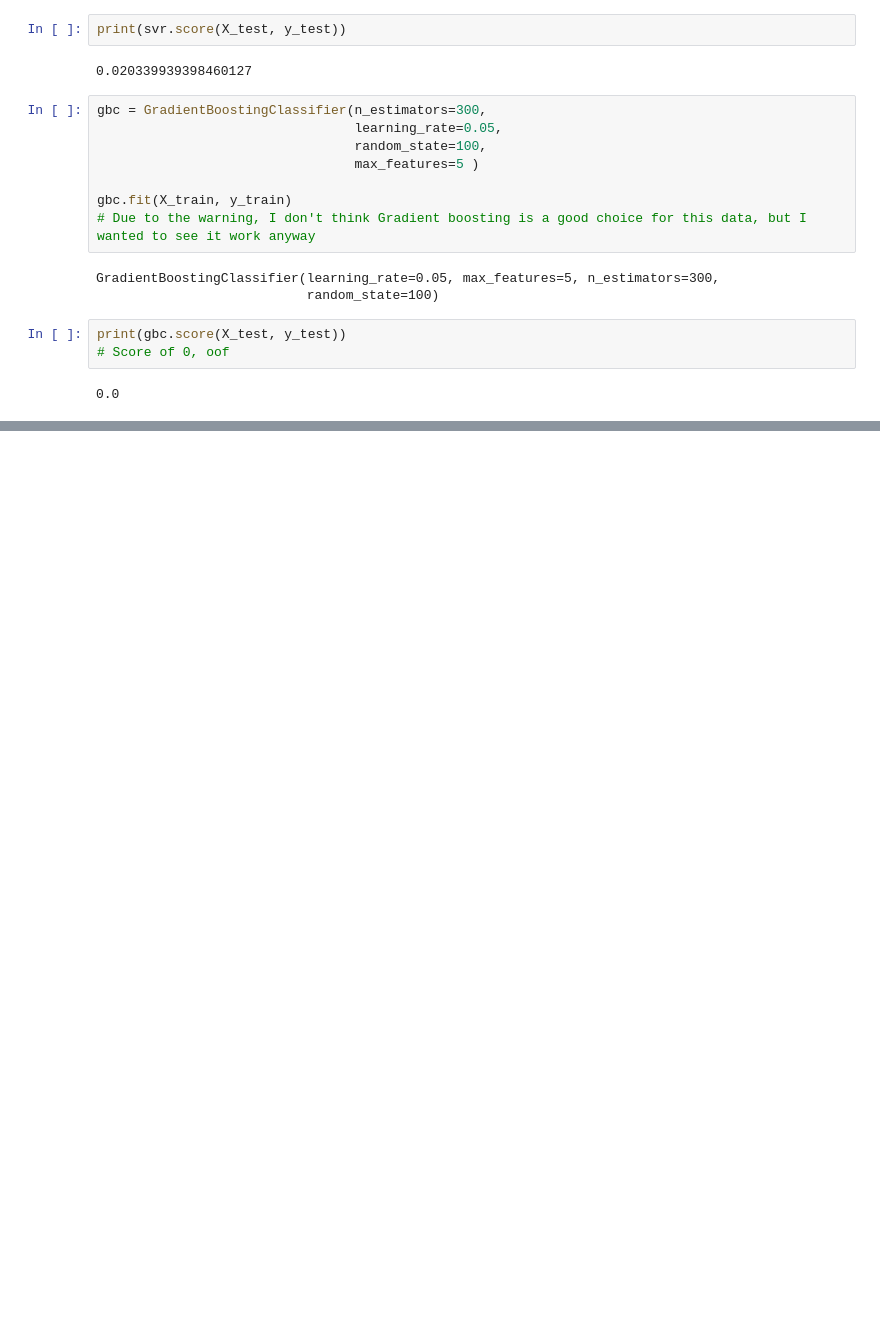
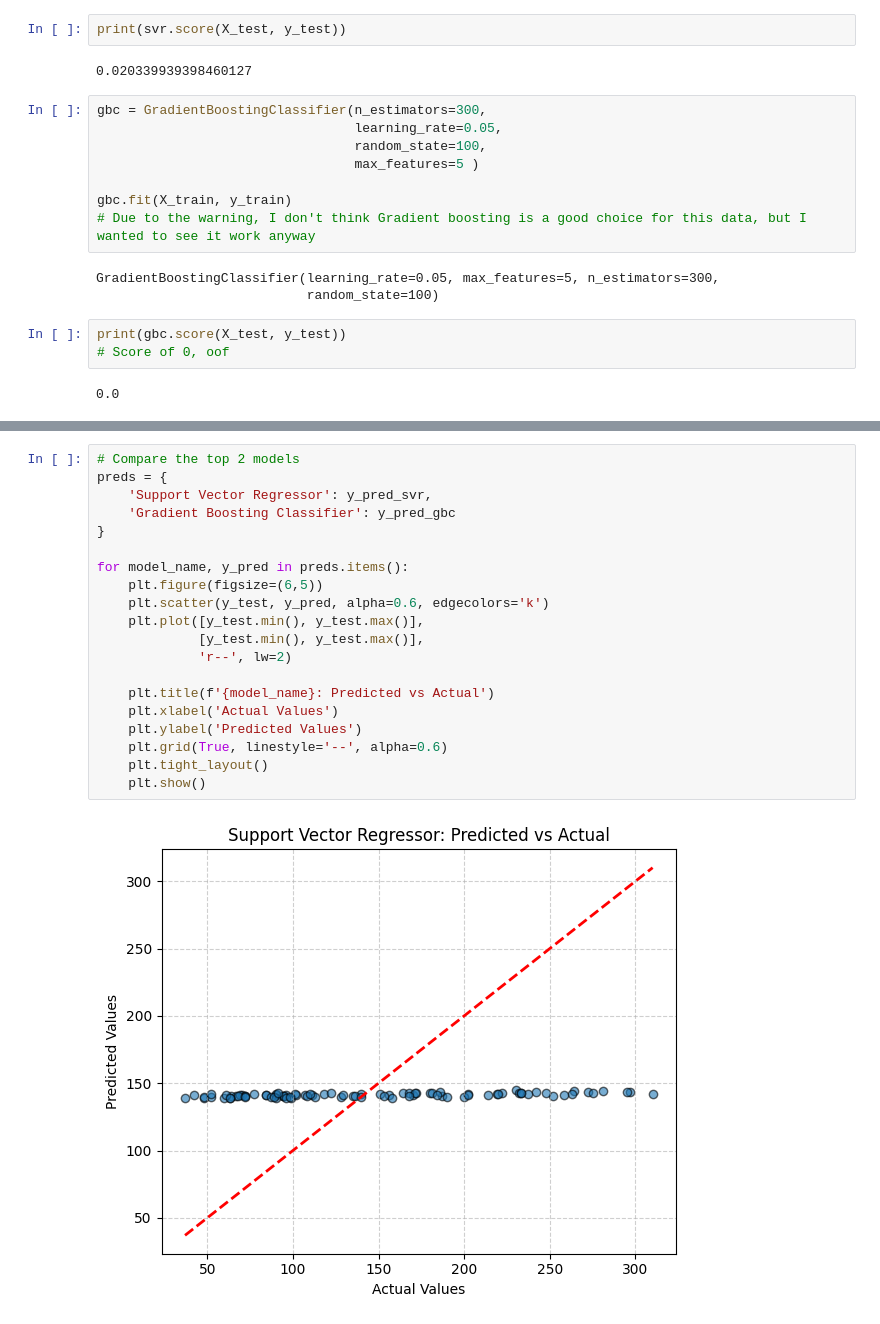
Before and after one commit to CamTroy/MachineLearningPractice, a Jupyter notebook: FourModels.ipynb, the cells around one changed output, grey strips where cells are left out. Drawn from its saved outputs; the diff is of its cells as text; blank space fills up the shorter version.

```diff
--- a/FourModels.ipynb
+++ b/FourModels.ipynb
@@ -91,0 +127,22 @@ print(gbc.score(X_test, y_test))
+# %%
+# Compare the top 2 models
+preds = {
+    'Support Vector Regressor': y_pred_svr,
+    'Gradient Boosting Classifier': y_pred_gbc
+}
+
+for model_name, y_pred in preds.items():
+    plt.figure(figsize=(6,5))
+    plt.scatter(y_test, y_pred, alpha=0.6, edgecolors='k')
+    plt.plot([y_test.min(), y_test.max()],
+             [y_test.min(), y_test.max()],
+             'r--', lw=2)
+
+    plt.title(f'{model_name}: Predicted vs Actual')
+    plt.xlabel('Actual Values')
+    plt.ylabel('Predicted Values')
+    plt.grid(True, linestyle='--', alpha=0.6)
+    plt.tight_layout()
+    plt.show()
+# %% [output]
+[figure, added]
```
Also changed, not shown: parts of 7 cells of this notebook, 2 other files.
